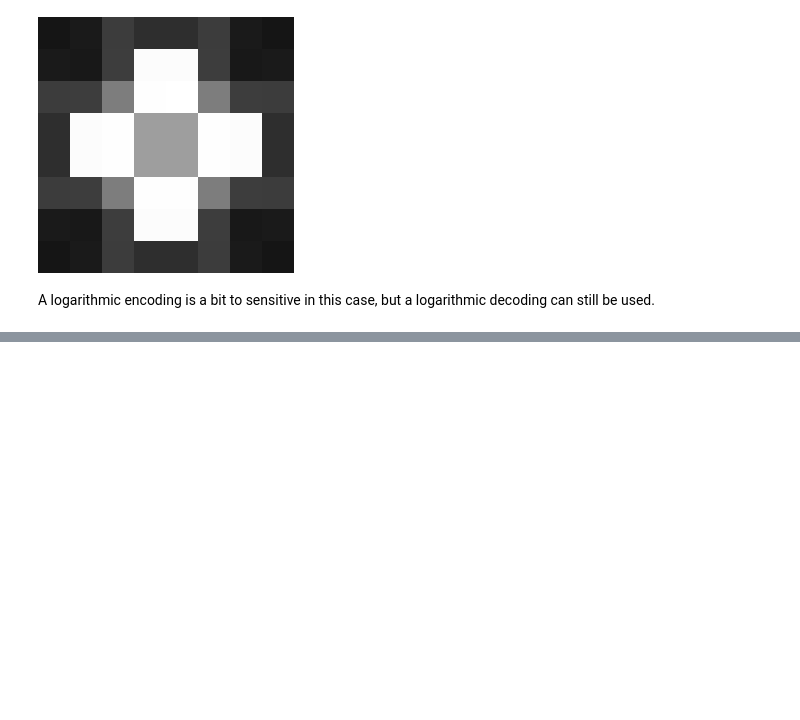
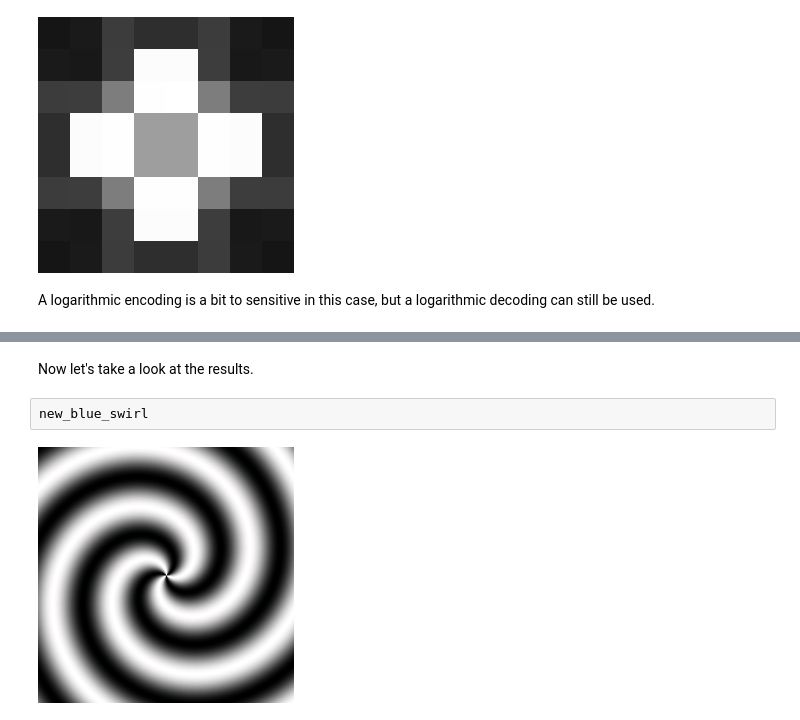
Before and after one commit to qiskit-community/QuantumBlur, a Jupyter notebook: QuickStart.ipynb, the cells around one changed output, grey strips where cells are left out. Drawn from its saved outputs; the diff is of its cells as text; blank space fills up the shorter version.

```diff
--- a/QuickStart.ipynb
+++ b/QuickStart.ipynb
@@ -140,0 +170,6 @@ qb.height2image(new_plus).resize((256,256),4)
+# %% [markdown]
+Now let's take a look at the results.
+# %%
+new_blue_swirl
+# %% [output]
+[figure, added]
```
Also changed, not shown: parts of 29 cells of this notebook.
